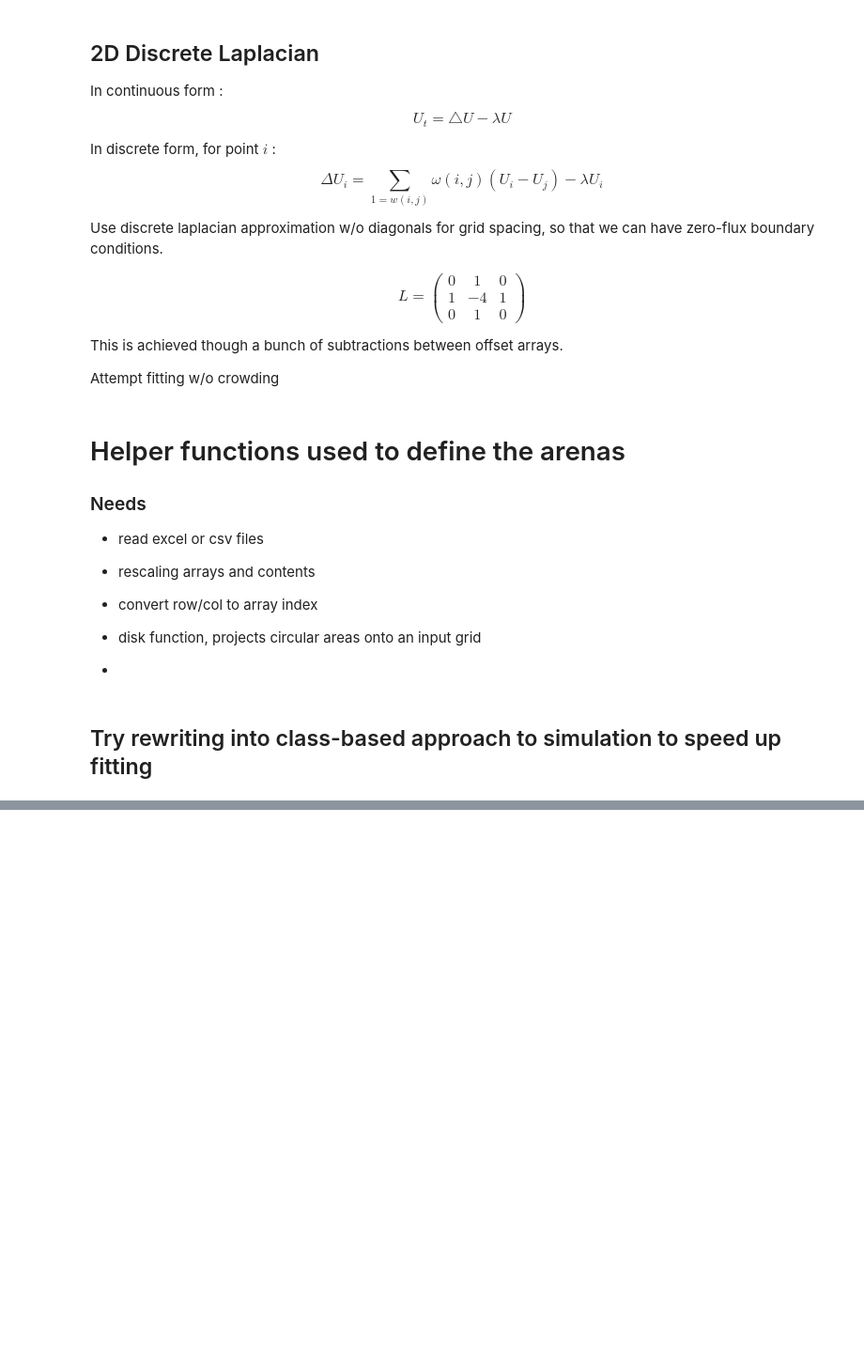
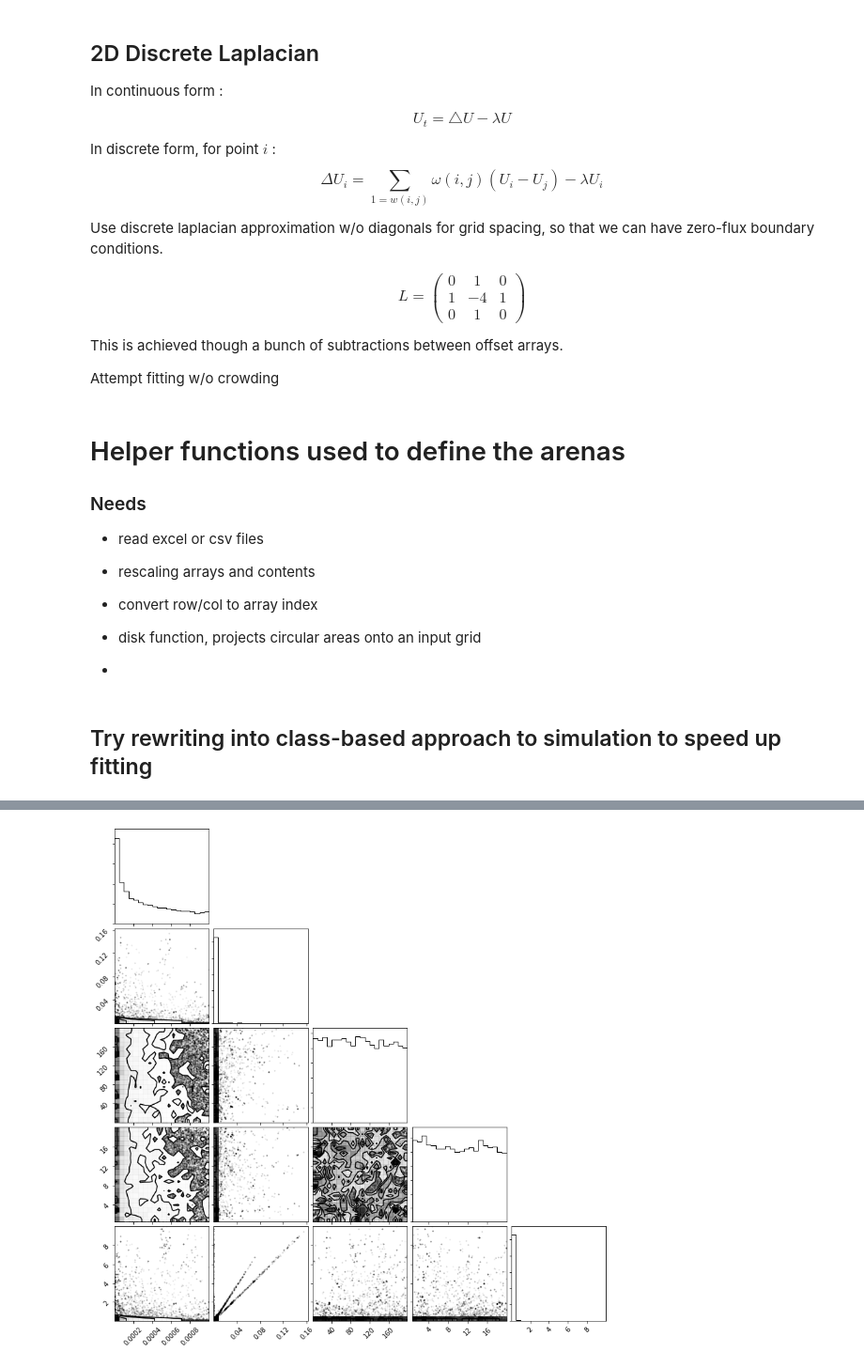
Before and after one commit to boospooky/omnitray-modeling, a Jupyter notebook: omnitray-modeling/mimic_190413_exp_jac.ipynb, the cells around one changed output, grey strips where cells are left out. Shown at 94% size. Drawn from its saved outputs; the diff is of its cells as text; code cells hidden in the pictures; blank space fills up the shorter version.

```diff
--- a/omnitray-modeling/mimic_190413_exp_jac.ipynb
+++ b/omnitray-modeling/mimic_190413_exp_jac.ipynb
@@ -605,7 +611,10 @@ class Simulator(object):
     def fit_fun(self, p0):
         if np.any(p0<0):
             return np.inf
-        self.sim(p0)
+        try:
+            self.sim(p0)
+        except RuntimeError:
+            return -np.inf
         n_frames, _, n_h, n_w = self.sim_arr.shape
         if n_frames != len(self.t_eval):
             return np.inf
@@ -627,7 +636,7 @@ class Simulator(object):
         return exp_arr
 
 def logprior(p0):
-    from scipy.stats import cauchy
+    from scipy.stats import cauchy, norm
     if np.any(p0<0):
         return -np.inf
     Dn, rc, Kn, Hn, pn = p0
@@ -645,15 +654,18 @@ def logprior(p0):
     cauchy_params = (0.00022759430504618882, 1.8699032413798176e-05)
     val += cauchy.logpdf(rc, *cauchy_params)
     # Kn uniform between 0 and 100 (maybe change this for appearance's sake)
-    if Kn>100 or Kn<20:
+    if Kn>200 or Kn<0.1:
         val -= np.inf
     # Hn uniform between 0.8 and 20
     if Hn > 20 or Hn < 0.5:
         val -= np.inf
     # pn is jeffrey's
-    if pn > 1:
+    if pn > 10:
         return -np.inf
     val += (-1/2)*np.log(pn)
+    # 100*rc/pn is the amount of cells that can be produced in a unitary arena
+    # let's say it should be able to produce confluence, or 1 unit of cell density, with std of 0.2
+    val += norm.logpdf(100*rc/pn, 1, 0.2)
     return val
 
 def fit_wrapper(arg):
@@ -685,7 +697,7 @@ class Fitter(object):
         p0_list = n_proc*[p0]
         with Pool(n_proc) as p:
             residuals = np.sum(p.map(fit_wrapper, zip(sim_divisions, p0_list)))
-        res_std = 0.1
+        res_std = 5
         return -1*(1/2)*residuals/res_std**2
 
     def loglikelihood(self, p0):
@@ -693,7 +705,7 @@ class Fitter(object):
         sim_divisions = [self.sim_list[i::n_proc] for i in np.arange(n_proc)]
         p0_list = n_proc*[p0]
         residuals = np.sum(list(map(fit_wrapper, zip(sim_divisions, p0_list))))
-        res_std = 0.1
+        res_std = 5
         return -1*(1/2)*residuals/res_std**2
 
     def par_resfun(self, psub):
@@ -704,3 +716,27 @@ class Fitter(object):
         if logprior_val == -np.inf:
             return logprior_val
         return self.par_loglikelihood(p0) + logprior_val
+
+# Get prior-distributed parameters
+nwalkers = 12
+ndim = 5
+if True:
+    nsteps = 10000
+    Dn_vals = np.power(10,np.linspace(-5.9,-2.9,nwalkers))
+    rc_vals = np.linspace(1.1e-4,2.9e-4,nwalkers)
+    Kn_vals = np.linspace(1,99,nwalkers)
+    Hn_vals = np.linspace(0.6, 19, nwalkers)
+    pn_vals = np.power(np.linspace(1.2e-4,3,nwalkers),2)
+    pos = np.array([np.random.choice(Dn_vals, nwalkers),
+                    np.random.choice(rc_vals, nwalkers),
+                    np.random.choice(Kn_vals, nwalkers),
+                    np.random.choice(Hn_vals, nwalkers),
+                    np.random.choice(pn_vals, nwalkers)]).T
+#     nwalkers, ndim = pos.shape
+    with Pool() as pool:
+        sampler = emcee.EnsembleSampler(nwalkers, ndim, logprior, pool=pool)
+        sampler.run_mcmc(pos, nsteps);
+    flatchain = np.reshape(sampler.get_chain()[1000:,:,:].copy(),(nwalkers*(nsteps-1000),ndim),order='F')
+
+corner.corner(flatchain);
+# %% [output]
@@ -706,0 +744 @@ class Fitter(object):
+[figure, added]
```
Also changed, not shown: parts of 9 cells of this notebook.
